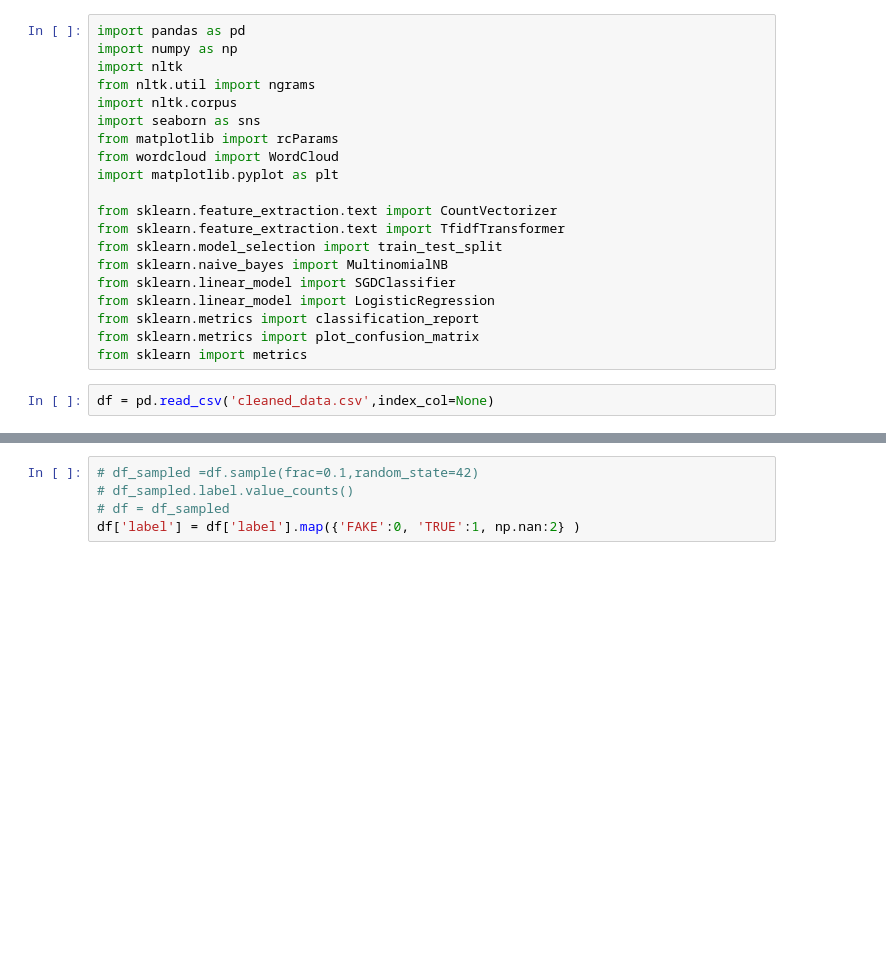
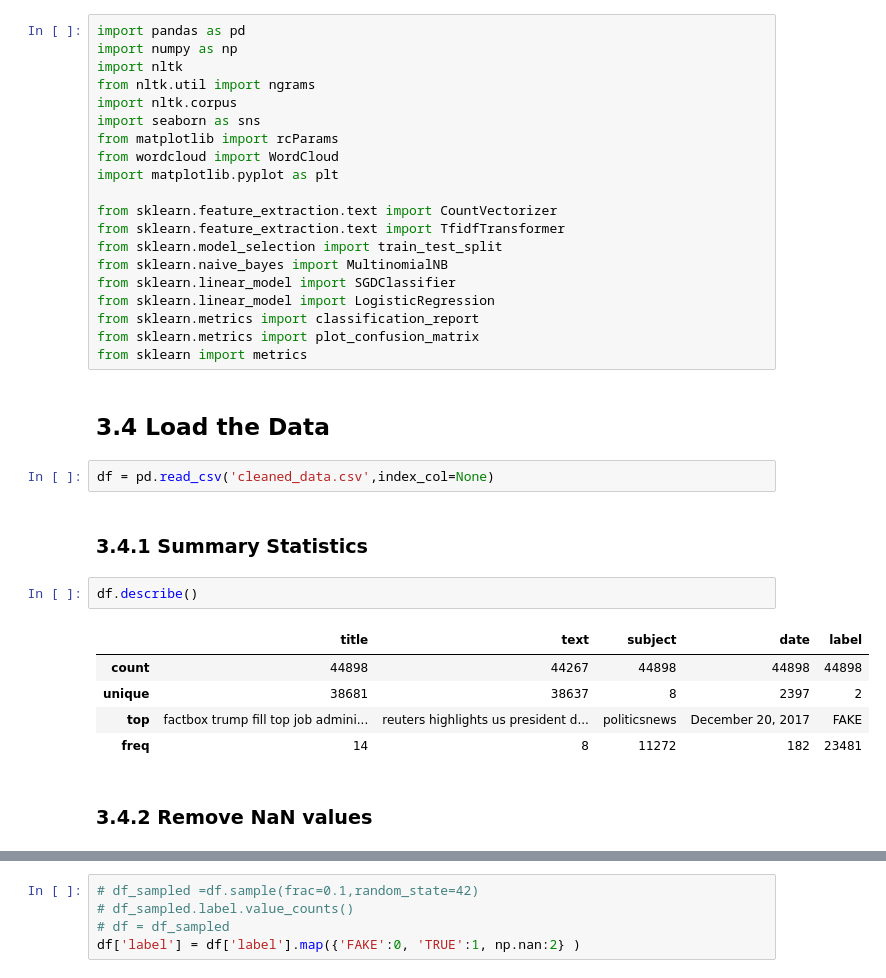
Before and after one commit to islamnusrat/Capstone_2_Fake_News_Detection, a Jupyter notebook: Exploratory_Data_Analysis.ipynb, the cells around one changed output, grey strips where cells are left out. Drawn from its saved outputs; the diff is of its cells as text; blank space fills up the shorter version.

```diff
--- a/Exploratory_Data_Analysis.ipynb
+++ b/Exploratory_Data_Analysis.ipynb
@@ -18,5 +48,19 @@ from sklearn.linear_model import LogisticRegression
 from sklearn.metrics import classification_report
 from sklearn.metrics import plot_confusion_matrix
 from sklearn import metrics
+# %% [markdown]
+## 3.4 Load the Data<a id='3.4_Load the Data'></a>
 # %%
 df = pd.read_csv('cleaned_data.csv',index_col=None)
+# %% [markdown]
+### 3.4.1 Summary Statistics<a id='3.4.1_Summary Statistics'></a>
+# %%
+df.describe()
+# %% [output]
+|  | title | text | subject | date | label |
+| count | 44898 | 44267 | 44898 | 44898 | 44898 |
+| unique | 38681 | 38637 | 8 | 2397 | 2 |
+| top | factbox trump fill top job admini... | reuters highlights us president d... | politicsnews | December 20, 2017 | FAKE |
+| freq | 14 | 8 | 11272 | 182 | 23481 |
+# %% [markdown]
+### 3.4.2 Remove NaN values<a id='3.4.2_Remove_NaN_Values'></a>
```
Also changed, not shown: parts of 27 cells of this notebook.
